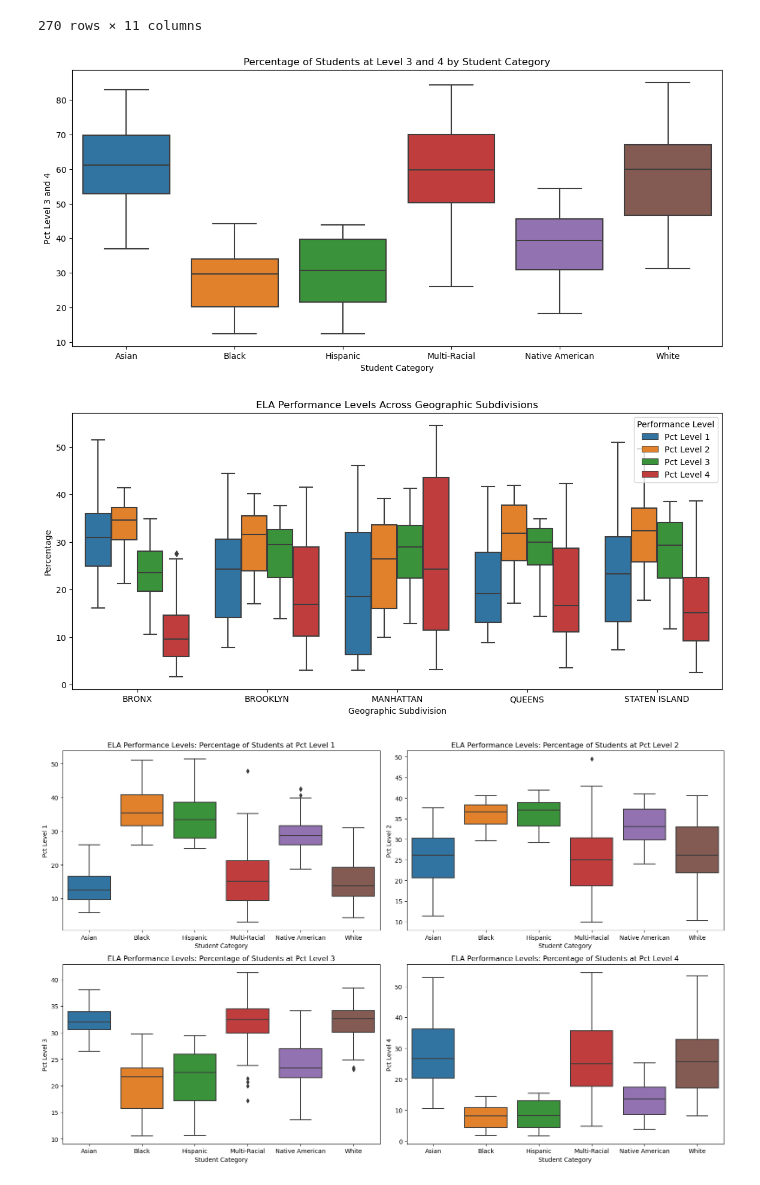
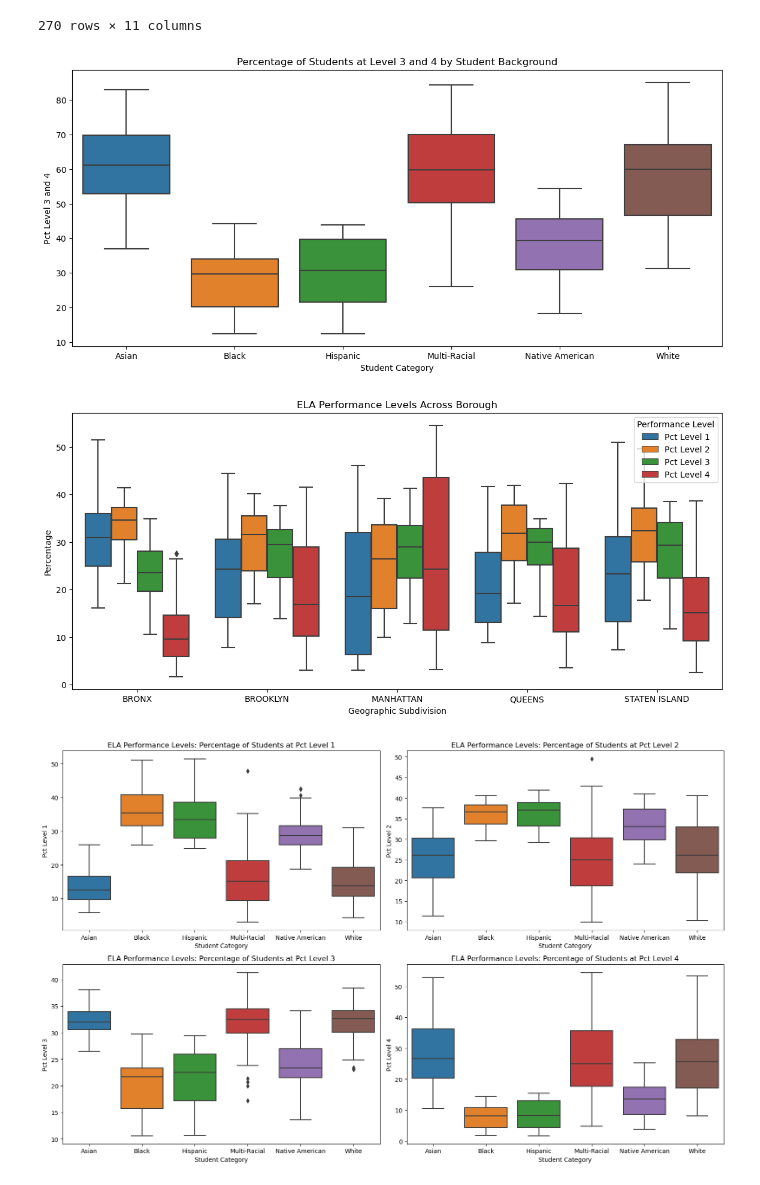
Before and after one commit to myCanaless/NYCeducation-duringCOVID, a Jupyter notebook: code/quickanalysis.ipynb, the cells around one changed output. Cells and saved outputs as stored; diff of their text form; code cells hidden in the pictures.

```diff
--- a/code/quickanalysis.ipynb
+++ b/code/quickanalysis.ipynb
@@ -139,26 +139,26 @@ df
 plt.figure(figsize=(14, 6))
 
 sns.boxplot(x='Student Category', y='Pct Level 3 and 4', data=df)
-plt.title('Percentage of Students at Level 3 and 4 by Student Category')
+plt.title('Percentage of Students at Level 3 and 4 by Student Background')
 plt.xlabel('Student Category')
 plt.ylabel('Pct Level 3 and 4')
 plt.show()
 # %% [output]
-[figure, old version]
+[figure, new version]
 # %%
 performance_levels = ['Pct Level 1', 'Pct Level 2', 'Pct Level 3', 'Pct Level 4']
 
 df_melt = df.melt(id_vars=['Geographic Subdivision'], value_vars=performance_levels, var_name='Performance Level', value_name='Percentage')
 
 plt.figure(figsize=(14, 6))
 sns.boxplot(x='Geographic Subdivision', y='Percentage', hue='Performance Level', data=df_melt)
-plt.title('ELA Performance Levels Across Geographic Subdivisions')
+plt.title('ELA Performance Levels Across Borough')
 plt.xlabel('Geographic Subdivision')
 plt.ylabel('Percentage')
 plt.legend(title='Performance Level')
 plt.show()
 # %% [output]
-[figure, old version]
+[figure, new version]
 # %%
 plt.figure(figsize=(16, 10))
 
```
Also changed, not shown: parts of 2 cells of this notebook, 22 other files.
